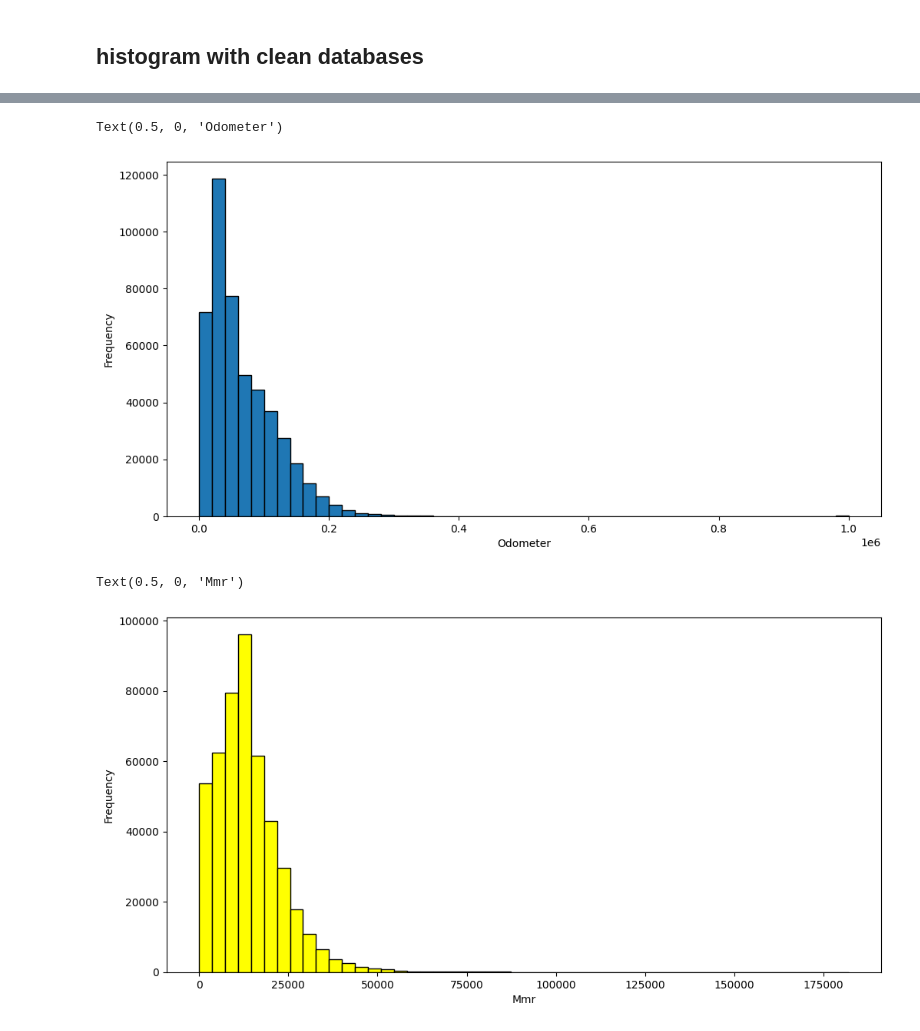
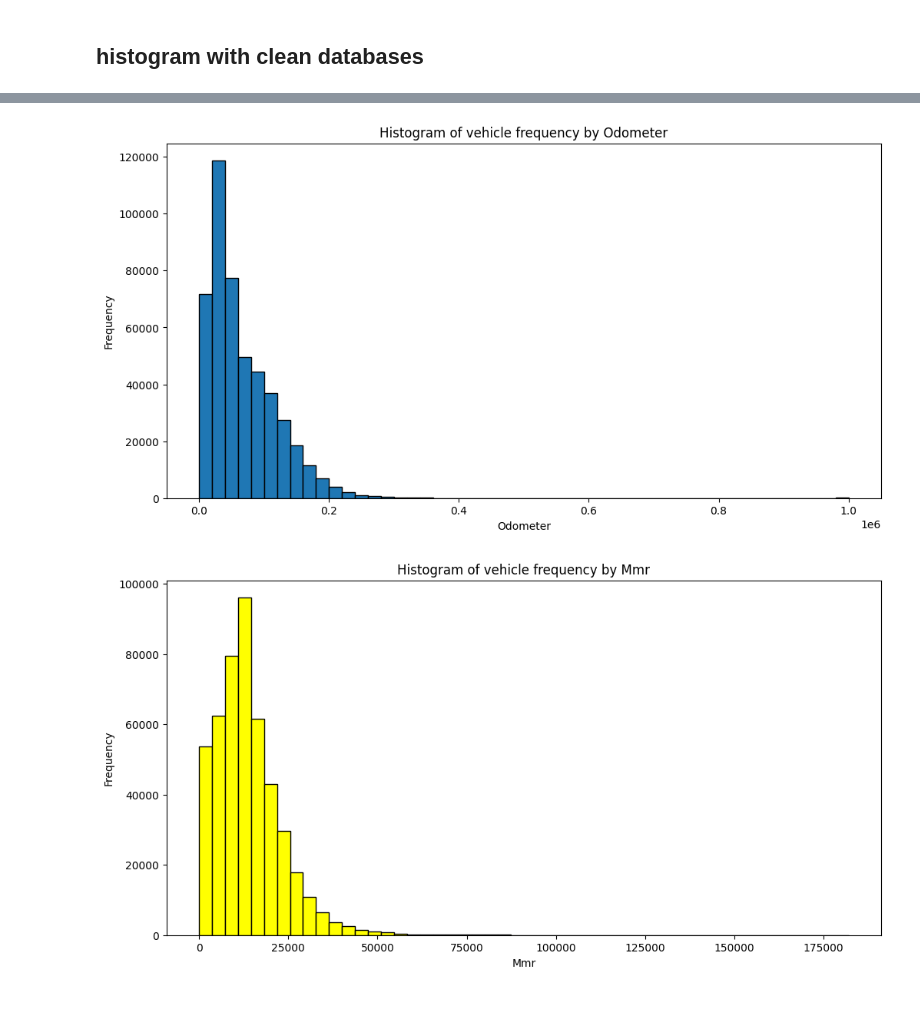
Before and after one commit to LiJnD/car_auctions_analysis, a Jupyter notebook: jupyter_notebooks/carsprice.ipynb, the cells around one changed output, grey strips where cells are left out. Saved outputs shown, nothing was run; the diff lists cells and outputs as text; code cells hidden in the pictures; blank space fills up the shorter version.

```diff
--- a/jupyter_notebooks/carsprice.ipynb
+++ b/jupyter_notebooks/carsprice.ipynb
@@ -193,14 +232,16 @@ Text(0.5, 0, 'Condition')
 # %%
 df_cleaned['odometer'].plot(kind= 'hist', bins = 50, figsize=(12, 6), edgecolor = 'black')
+plt.title("Histogram of vehicle frequency by Odometer")
 plt.xlabel('Odometer')
+plt.show()
 # %% [output]
-Text(0.5, 0, 'Odometer')
-[figure, old version]
+[figure, new version]
 # %%
 df_cleaned['mmr'].plot(kind= 'hist', bins = 50, figsize=(12, 6), facecolor='yellow', edgecolor = 'black')
+plt.title("Histogram of vehicle frequency by Mmr")
 plt.xlabel('Mmr')
+plt.show()
 # %% [output]
-Text(0.5, 0, 'Mmr')
-[figure, old version]
+[figure, new version]
 # %%
 df_cleaned['sellingprice'].plot(kind= 'hist', bins = 50, figsize=(12, 6), facecolor='brown', edgecolor = 'black')
```
Also changed, not shown: parts of 20 cells of this notebook.
